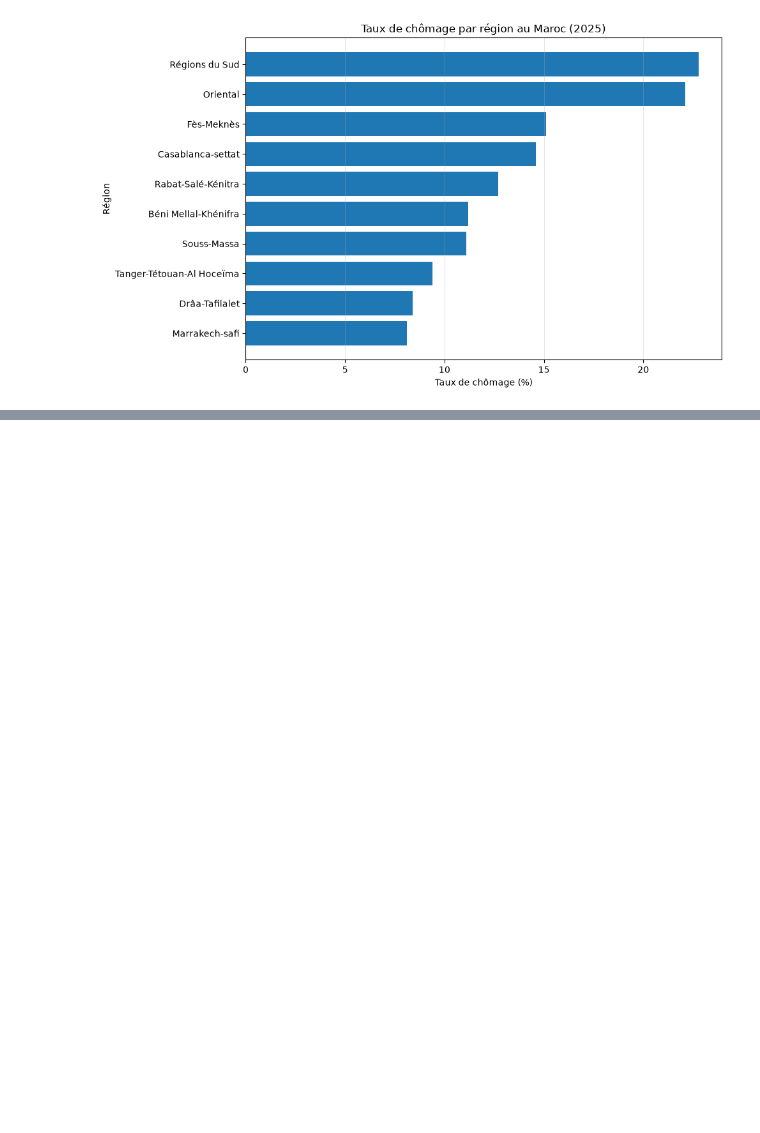
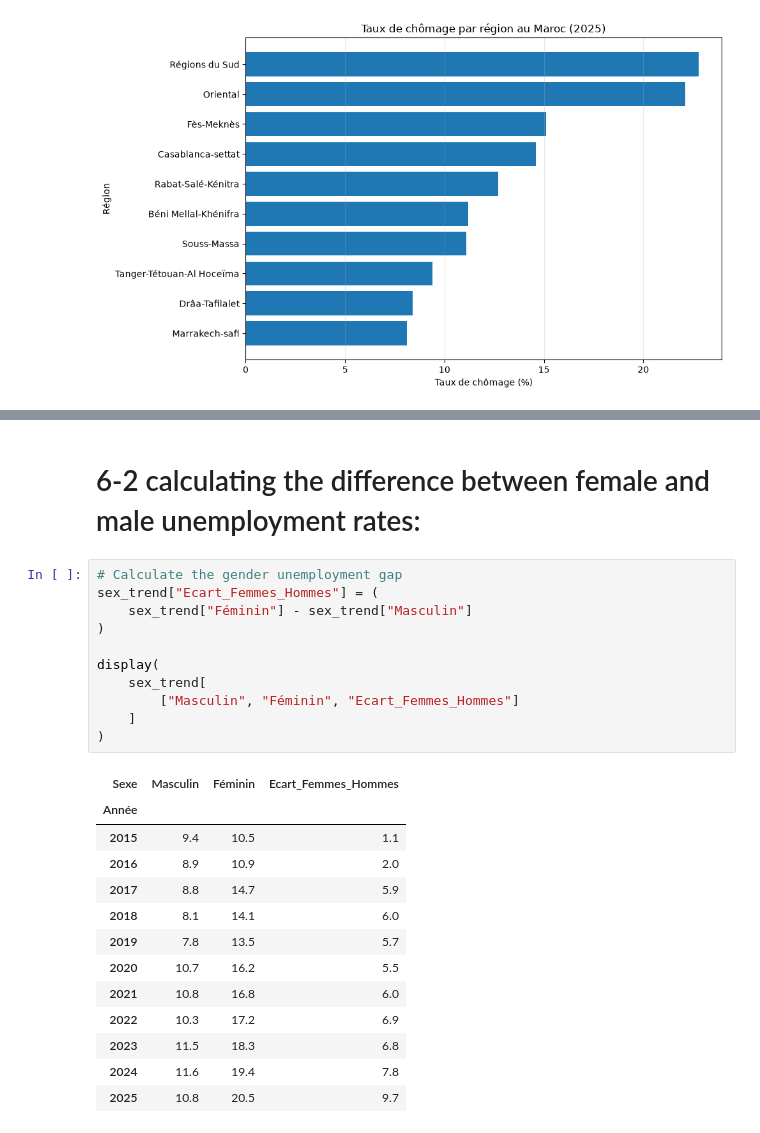
Before and after one commit to Oussamak05/morocco-labour-market-intelligence, a Jupyter notebook: notebooks/01_data_understanding.ipynb, the cells around one changed output, grey strips where cells are left out. Drawn from its saved outputs; the diff is of its cells as text; blank space fills up the shorter version.

```diff
--- a/notebooks/01_data_understanding.ipynb
+++ b/notebooks/01_data_understanding.ipynb
@@ -847,0 +880,27 @@ plt.show()
+# %% [markdown]
+# 6-2 calculating the difference between female and male unemployment rates:
+# %%
+# Calculate the gender unemployment gap
+sex_trend["Ecart_Femmes_Hommes"] = (
+    sex_trend["Féminin"] - sex_trend["Masculin"]
+)
+
+display(
+    sex_trend[
+        ["Masculin", "Féminin", "Ecart_Femmes_Hommes"]
+    ]
+)
+# %% [output]
+| Sexe | Masculin | Féminin | Ecart_Femmes_Hommes |
+| Année |  |  |  |
+| 2015 | 9.4 | 10.5 | 1.1 |
+| 2016 | 8.9 | 10.9 | 2.0 |
+| 2017 | 8.8 | 14.7 | 5.9 |
+| 2018 | 8.1 | 14.1 | 6.0 |
+| 2019 | 7.8 | 13.5 | 5.7 |
+| 2020 | 10.7 | 16.2 | 5.5 |
+| 2021 | 10.8 | 16.8 | 6.0 |
+| 2022 | 10.3 | 17.2 | 6.9 |
+| 2023 | 11.5 | 18.3 | 6.8 |
+| 2024 | 11.6 | 19.4 | 7.8 |
+| 2025 | 10.8 | 20.5 | 9.7 |
```
Also changed, not shown: parts of 3 cells of this notebook, 1 other file.
